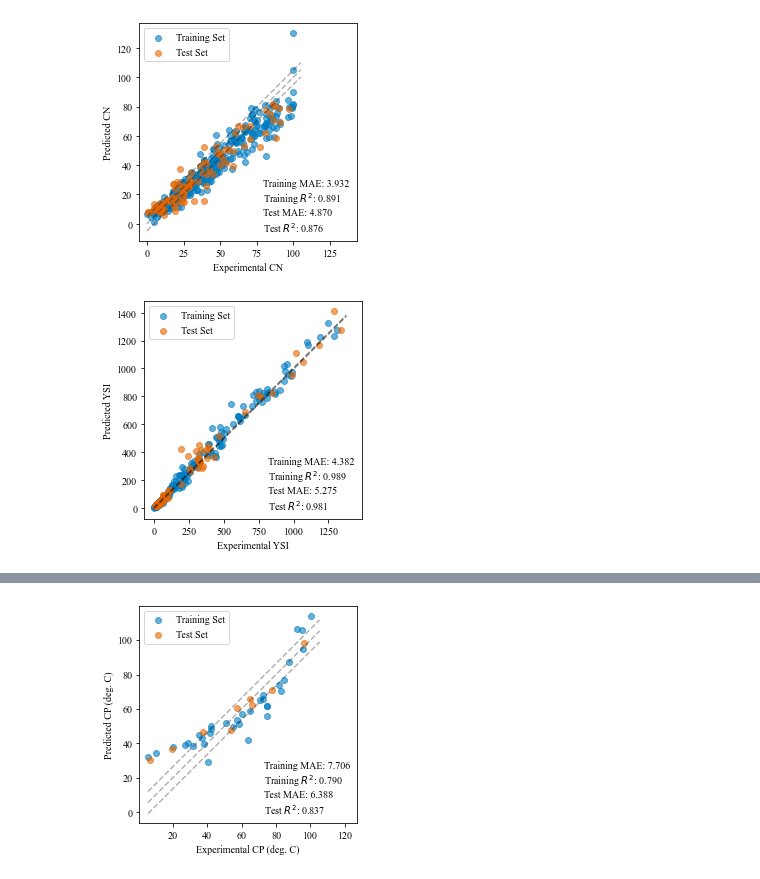
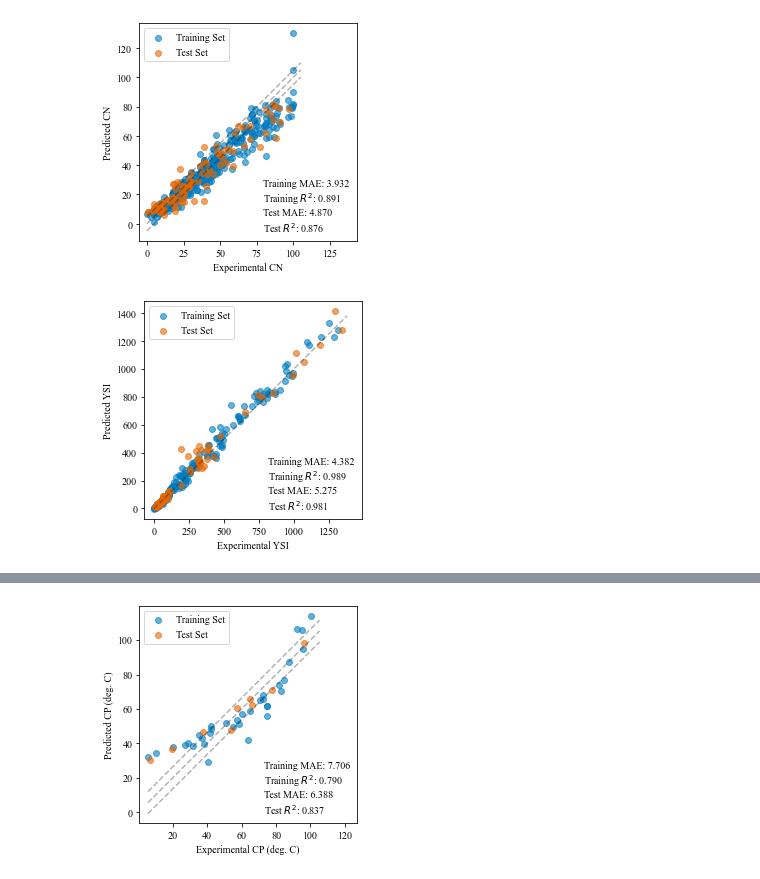
Before and after one commit to ECRL/publication_procedures, a Jupyter notebook: asme2020/parity_plots.ipynb, the cells around one changed output, grey strips where cells are left out. Saved outputs shown, nothing was run; the diff lists cells and outputs as text; code cells hidden in the pictures.

```diff
--- a/asme2020/parity_plots.ipynb
+++ b/asme2020/parity_plots.ipynb
@@ -140,26 +141,25 @@ plt.show()
 # %%
 # YIELD SOOTING INDEX
 
 plt.clf()
 plt.rcParams['font.family'] = 'Times New Roman'
 plt.xlabel('Experimental YSI')
 plt.ylabel('Predicted YSI')
 min_val = min([c[0] for c in ysi_train]) - 0.05 * min([c[0] for c in ysi_train])
 max_val = max([c[0] for c in ysi_train]) + 0.05 * max([c[0] for c in ysi_train])
 plt.plot([min_val, max_val], [min_val, max_val], 'k--', alpha=0.3)
-plt.plot([min_val, max_val], [min_val + mae_ysi_test, max_val + mae_ysi_test], 'k--', alpha=0.3)
-plt.plot([min_val, max_val], [min_val - mae_ysi_test, max_val - mae_ysi_test], 'k--', alpha=0.3)
 plt.scatter(ysi_train, pred_ysi_train, color=(0, 114/235, 178/235), label='Training Set', alpha=0.6)
 plt.scatter(ysi_test, pred_ysi_test, color=(213/235, 94/235, 0), label='Test Set', alpha=0.6)
 plt.legend(loc='upper left')
 txt = f'Training MAE: {mae_ysi_train:.3f}\nTraining $R^2$: {r2_ysi_train:.3f}\nTest MAE: {mae_ysi_test:.3f}\nTest $R^2$: {r2_ysi_test:.3f}'
 box = AnchoredText(txt, frameon=True, loc='lower right', pad=0.2)
 plt.setp(box.patch, facecolor='w', edgecolor='w')
 plt.gca().add_artist(box)
 plt.axis('square')
+plt.savefig('plots/parity_ysi.png', dpi=256)
 plt.show()
 # %% [output]
-[figure, old version]
+[figure, new version]
 # %%
 # KINEMATIC VISCOSITY
 
```
Also changed, not shown: parts of 4 cells of this notebook, 20 other files.
